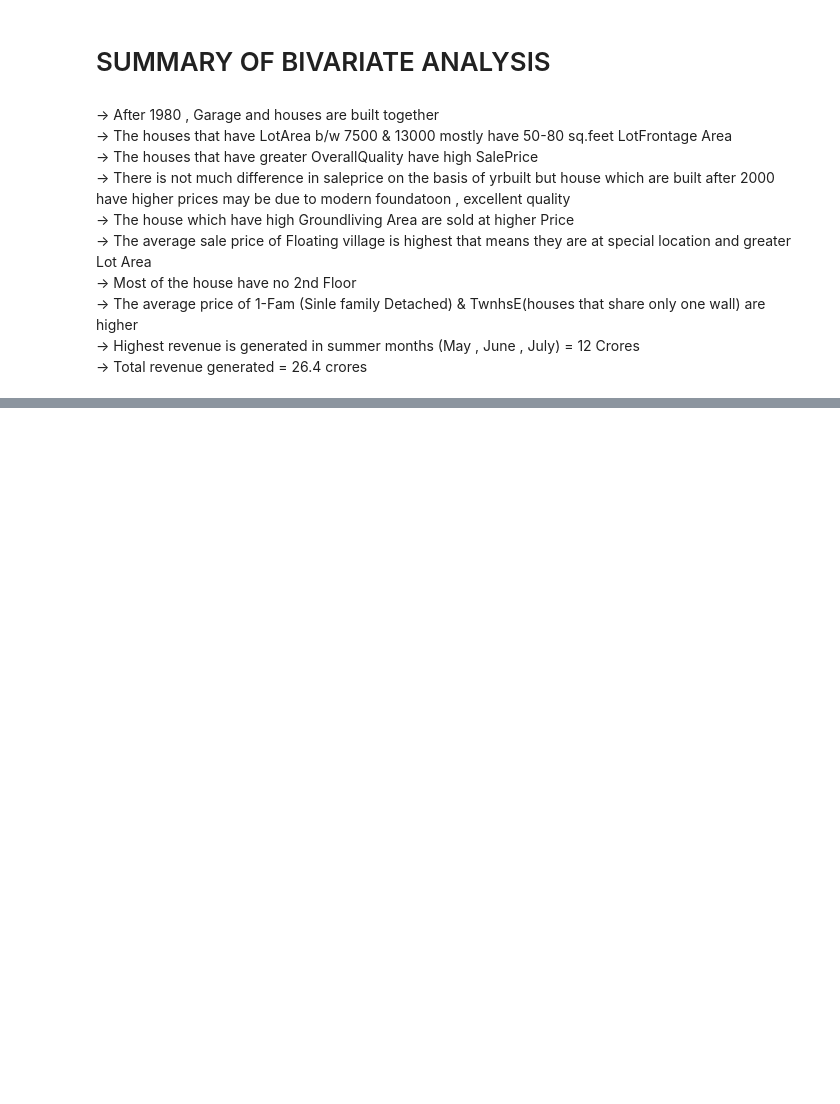
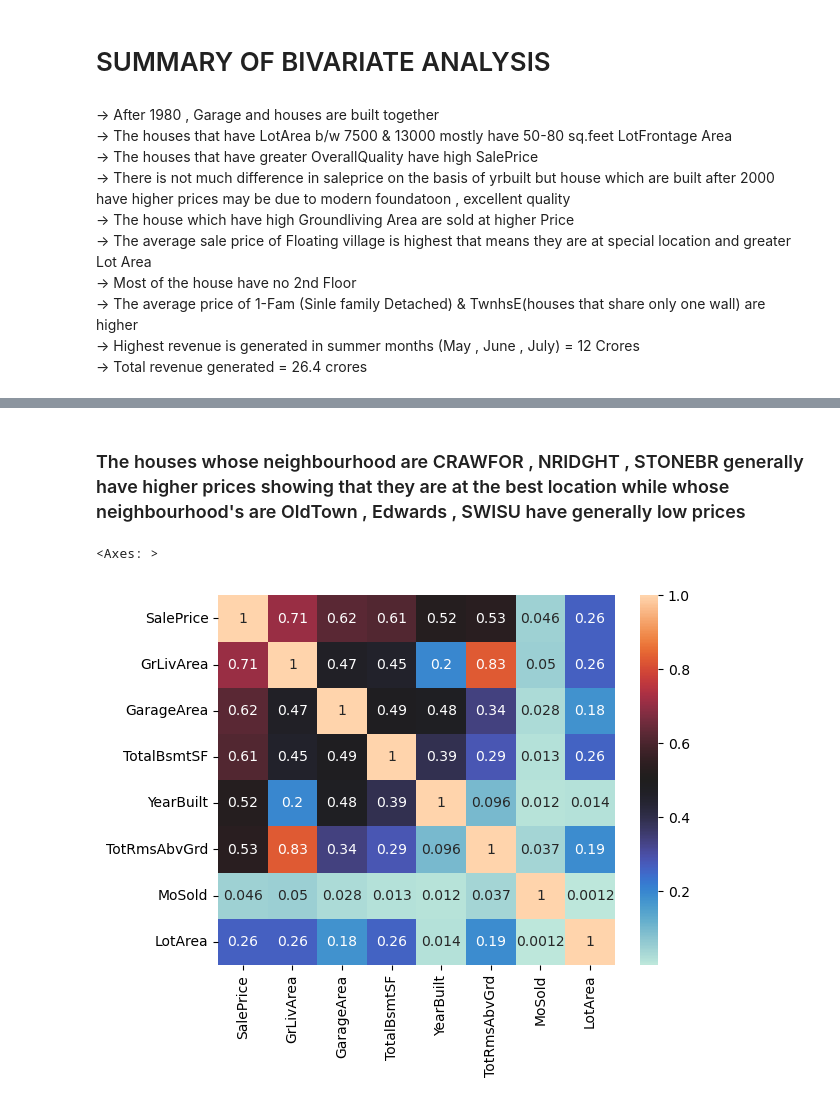
Before and after one commit to amanverma-98/house_price, a Jupyter notebook: house_sale.ipynb, the cells around one changed output, grey strips where cells are left out. Cells and saved outputs as stored; diff of their text form; code cells hidden in the pictures; blank space fills up the shorter version.

```diff
--- a/house_sale.ipynb
+++ b/house_sale.ipynb
@@ -522,0 +554,9 @@ Name: SalePrice, dtype: int64
+# %% [markdown]
+### The houses whose neighbourhood are CRAWFOR , NRIDGHT , STONEBR generally have higher prices showing that they are at the best location while whose neighbourhood's are OldTown , Edwards , SWISU have generally low prices
+# %%
+cols = ['SalePrice' , 'GrLivArea' , 'GarageArea' , 'TotalBsmtSF' , 'YearBuilt' , 'TotRmsAbvGrd' , 'MoSold' , 'LotArea']
+corr = df[cols].corr()
+sns.heatmap(corr , annot = True , cmap = 'icefire')
+# %% [output]
+<Axes: >
+[figure, added]
```
Also changed, not shown: parts of 10 cells of this notebook.
